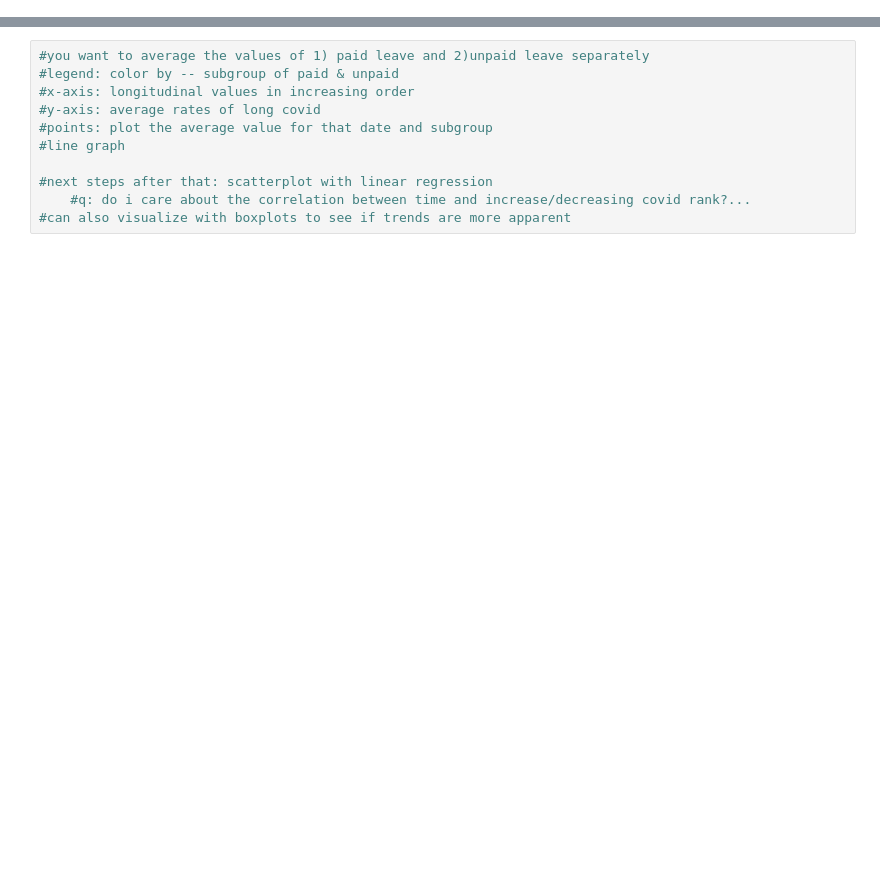
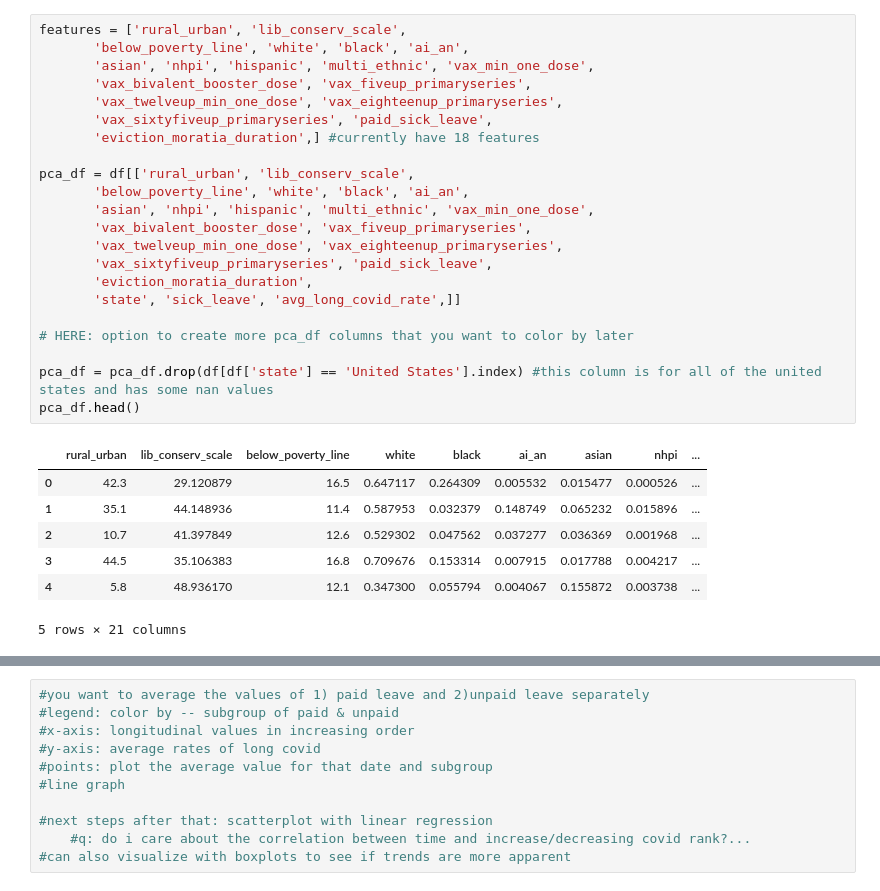
Before and after one commit to kristinachan/2024-08-02_longcovid_interstate, a Jupyter notebook: longcovid_interstate.ipynb, the cells around one changed output, grey strips where cells are left out. Drawn from its saved outputs; the diff is of its cells as text; blank space fills up the shorter version.

```diff
--- a/longcovid_interstate.ipynb
+++ b/longcovid_interstate.ipynb
@@ -22,0 +101,30 @@ df.head(2)
+# %%
+features = ['rural_urban', 'lib_conserv_scale',
+       'below_poverty_line', 'white', 'black', 'ai_an',
+       'asian', 'nhpi', 'hispanic', 'multi_ethnic', 'vax_min_one_dose',
+       'vax_bivalent_booster_dose', 'vax_fiveup_primaryseries',
+       'vax_twelveup_min_one_dose', 'vax_eighteenup_primaryseries',
+       'vax_sixtyfiveup_primaryseries', 'paid_sick_leave',
+       'eviction_moratia_duration',] #currently have 18 features
+
+pca_df = df[['rural_urban', 'lib_conserv_scale',
+       'below_poverty_line', 'white', 'black', 'ai_an',
+       'asian', 'nhpi', 'hispanic', 'multi_ethnic', 'vax_min_one_dose',
+       'vax_bivalent_booster_dose', 'vax_fiveup_primaryseries',
+       'vax_twelveup_min_one_dose', 'vax_eighteenup_primaryseries',
+       'vax_sixtyfiveup_primaryseries', 'paid_sick_leave',
+       'eviction_moratia_duration',
+       'state', 'sick_leave', 'avg_long_covid_rate',]]
+
+# HERE: option to create more pca_df columns that you want to color by later
+
+pca_df = pca_df.drop(df[df['state'] == 'United States'].index) #this column is for all of the united states and has some nan values
+pca_df.head()
+# %% [output]
+|  | rural_urban | lib_conserv_scale | below_poverty_line | white | black | ai_an | asian | nhpi | ... |
+| 0 | 42.3 | 29.120879 | 16.5 | 0.647117 | 0.264309 | 0.005532 | 0.015477 | 0.000526 | ... |
+| 1 | 35.1 | 44.148936 | 11.4 | 0.587953 | 0.032379 | 0.148749 | 0.065232 | 0.015896 | ... |
+| 2 | 10.7 | 41.397849 | 12.6 | 0.529302 | 0.047562 | 0.037277 | 0.036369 | 0.001968 | ... |
+| 3 | 44.5 | 35.106383 | 16.8 | 0.709676 | 0.153314 | 0.007915 | 0.017788 | 0.004217 | ... |
+| 4 | 5.8 | 48.936170 | 12.1 | 0.347300 | 0.055794 | 0.004067 | 0.155872 | 0.003738 | ... |
+5 rows × 21 columns
```
Also changed, not shown: parts of 19 cells of this notebook, 1 other file.
